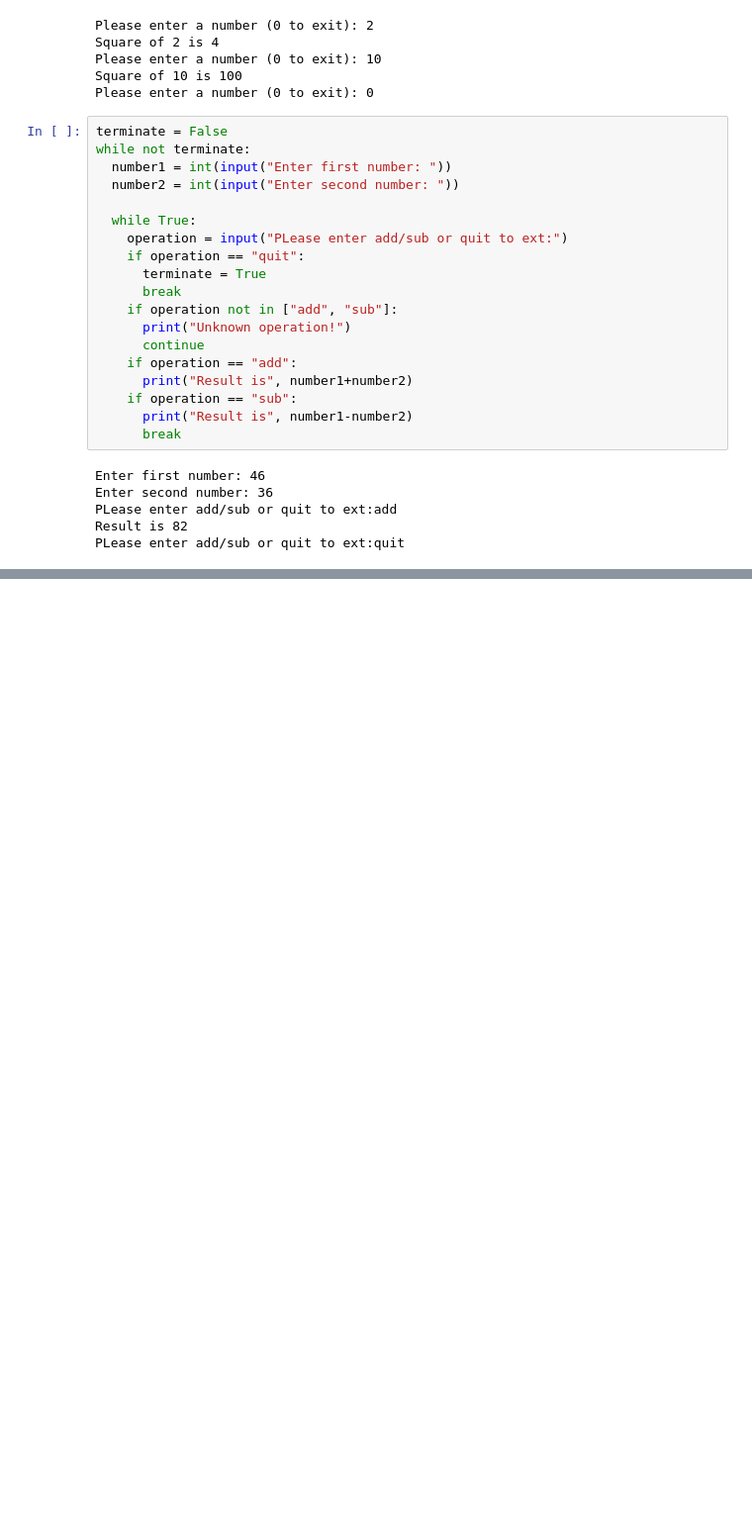
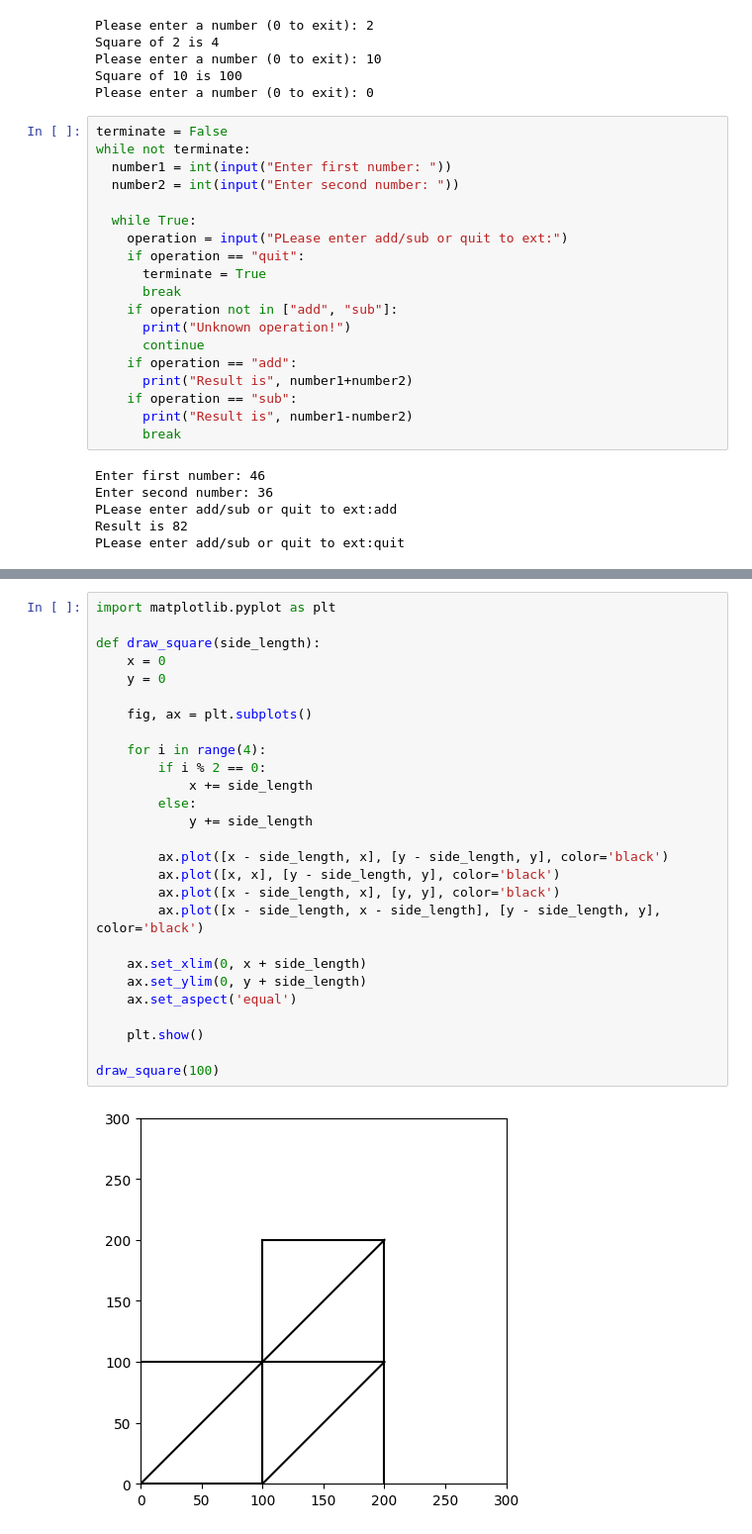
Before and after one commit to Arham-Aryan/NotePy, a Jupyter notebook: NotePy.ipynb, the cells around one changed output, grey strips where cells are left out. Shown at 99% size. Saved outputs shown, nothing was run; the diff lists cells and outputs as text; blank space fills up the shorter version.

```diff
--- a/NotePy.ipynb
+++ b/NotePy.ipynb
@@ -250,0 +264,29 @@ PLease enter add/sub or quit to ext:quit
+# %%
+import matplotlib.pyplot as plt
+
+def draw_square(side_length):
+    x = 0
+    y = 0
+
+    fig, ax = plt.subplots()
+
+    for i in range(4):
+        if i % 2 == 0:
+            x += side_length
+        else:
+            y += side_length
+
+        ax.plot([x - side_length, x], [y - side_length, y], color='black')
+        ax.plot([x, x], [y - side_length, y], color='black')
+        ax.plot([x - side_length, x], [y, y], color='black')
+        ax.plot([x - side_length, x - side_length], [y - side_length, y], color='black')
+
+    ax.set_xlim(0, x + side_length)
+    ax.set_ylim(0, y + side_length)
+    ax.set_aspect('equal')
+
+    plt.show()
+
+draw_square(100)
+# %% [output]
+[figure, added]
```
Also changed, not shown: parts of 3 cells of this notebook.
